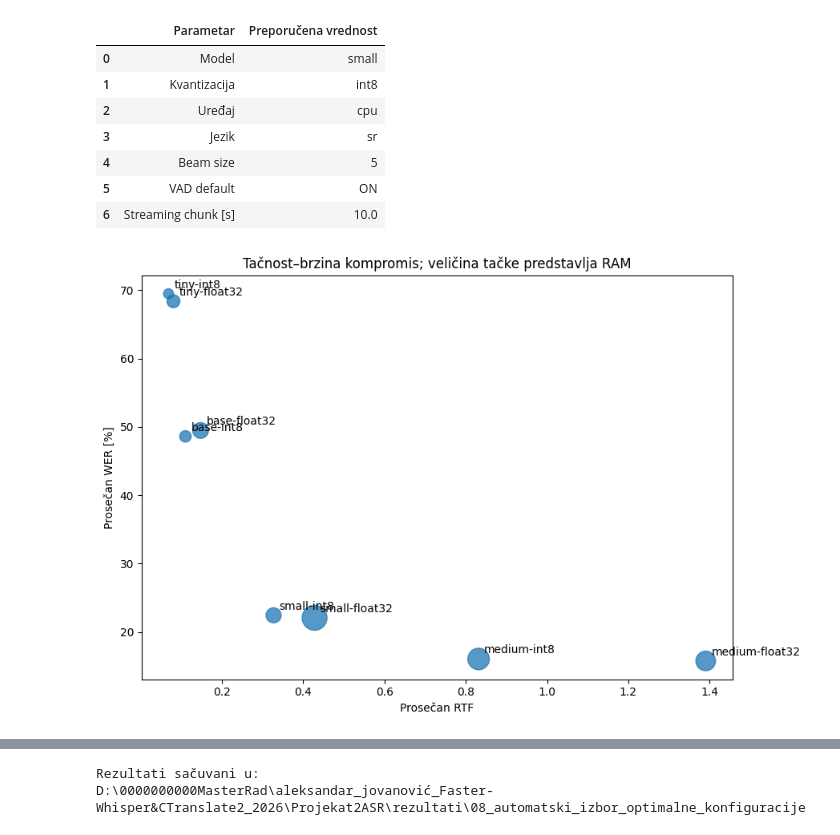
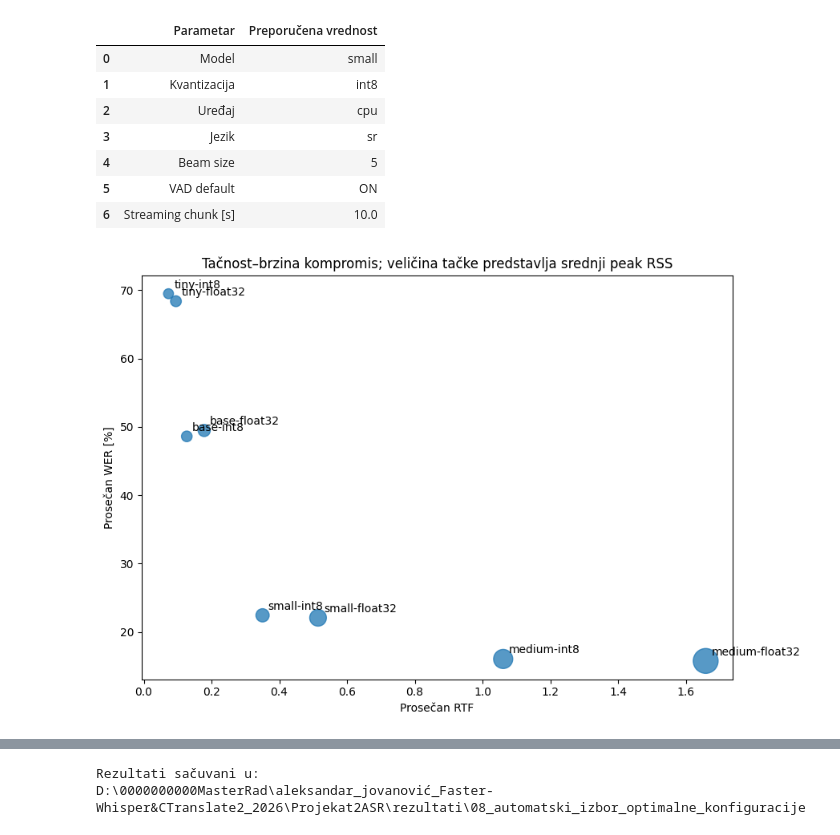
Before and after one commit to Sajko01/serbian-whisper-asr-optimization, a Jupyter notebook: notebooks/08_automatski_izbor_konfiguracije.ipynb, the cells around one changed output, grey strips where cells are left out. Cells and saved outputs as stored; diff of their text form; code cells hidden in the pictures.

```diff
--- a/notebooks/08_automatski_izbor_konfiguracije.ipynb
+++ b/notebooks/08_automatski_izbor_konfiguracije.ipynb
@@ -38,7 +38,7 @@ OUT_DIR = REZULTATI_ROOT / "08_automatski_izbor_optimalne_konfiguracije"
 OUT_DIR.mkdir(parents=True, exist_ok=True)
 
 PATH_05_ALL = REZULTATI_ROOT / "05_kvantizacija_latencija_rtf" / "05_svi_rezultati.csv"
-PATH_05_RAM = REZULTATI_ROOT / "05_kvantizacija_latencija_rtf" / "05_model_load_ram.csv"
+PATH_05_RAM = REZULTATI_ROOT / "05_kvantizacija_latencija_rtf" / "05_ram_peak_rss_rezime.csv"
 
 PATH_04 = REZULTATI_ROOT / "04_uticaj_beam_searcha" / "04_beam_rezime.csv"
 PATH_06 = REZULTATI_ROOT / "06_uticaj_vad_filtera" / "06_vad_agregatni_rezultati.csv"
@@ -348,8 +396,9 @@ tabela_score["Skor_RTF"] = minmax_lower_is_better(
     tabela_score["Prosecan_RTF"]
 )
 
+# RAM skor se računa iz srednjeg peak RSS-a pouzdanog merenja.
 tabela_score["Skor_RAM"] = minmax_lower_is_better(
-    tabela_score["RAM_model_MB"]
+    tabela_score["Peak_RSS_mean_MB"]
 )
 
 tabela_score["Ukupan_skor"] = (
@@ -374,7 +423,8 @@ display(
         [
             "Rang", "Konfiguracija",
             "Prosecan_WER", "Corpus WER [%]",
-            "Prosecan_RTF", "RAM_model_MB",
+            "Prosecan_RTF",
+            "Peak_RSS_mean_MB", "Peak_RSS_std_MB", "Broj_ponavljanja",
             "Skor_WER", "Skor_RTF", "Skor_RAM",
             "Ukupan_skor"
         ]
@@ -437,7 +480,7 @@ def pareto_front(df, cols):
 
 tabela_score["Pareto_optimalna"] = pareto_front(
     tabela_score,
-    ["Prosecan_WER", "Prosecan_RTF", "RAM_model_MB"]
+    ["Prosecan_WER", "Prosecan_RTF", "Peak_RSS_mean_MB"]
 )
 
 print("PARETO FRONT")
@@ -445,7 +488,7 @@ display(
     tabela_score[
         [
             "Rang", "Konfiguracija",
-            "Prosecan_WER", "Prosecan_RTF", "RAM_model_MB",
+            "Prosecan_WER", "Prosecan_RTF", "Peak_RSS_mean_MB",
             "Ukupan_skor", "Pareto_optimalna"
         ]
     ].round(4)
@@ -783,35 +816,35 @@ KONAČNI AUTOMATSKI PREPORUČEN PROFIL
 # %%
 # ============================================================
 # GRAFIK — WER VS RTF, VELIČINA TAČKE ~ RAM
 # ============================================================
 
 plt.figure(figsize=(9, 6))
 
-ram = tabela_score["RAM_model_MB"].astype(float)
+ram = tabela_score["Peak_RSS_mean_MB"].astype(float)
 sizes = 80 + 420 * (ram - ram.min()) / max(ram.max() - ram.min(), 1e-9)
 
 plt.scatter(
     tabela_score["Prosecan_RTF"],
     tabela_score["Prosecan_WER"],
     s=sizes,
     alpha=0.75
 )
 
 for _, r in tabela_score.iterrows():
     plt.annotate(
         r["Konfiguracija"],
         (r["Prosecan_RTF"], r["Prosecan_WER"]),
         xytext=(5, 5),
         textcoords="offset points"
     )
 
 plt.xlabel("Prosečan RTF")
 plt.ylabel("Prosečan WER [%]")
-plt.title("Tačnost–brzina kompromis; veličina tačke predstavlja RAM")
+plt.title("Tačnost–brzina kompromis; veličina tačke predstavlja srednji peak RSS")
 plt.tight_layout()
 plt.show()
 # %% [output]
-[figure, old version]
+[figure, new version]
 # %%
 # ============================================================
 # GRAFIK — UKUPAN SKOR
```
Also changed, not shown: parts of 18 cells of this notebook, 25 other files.
